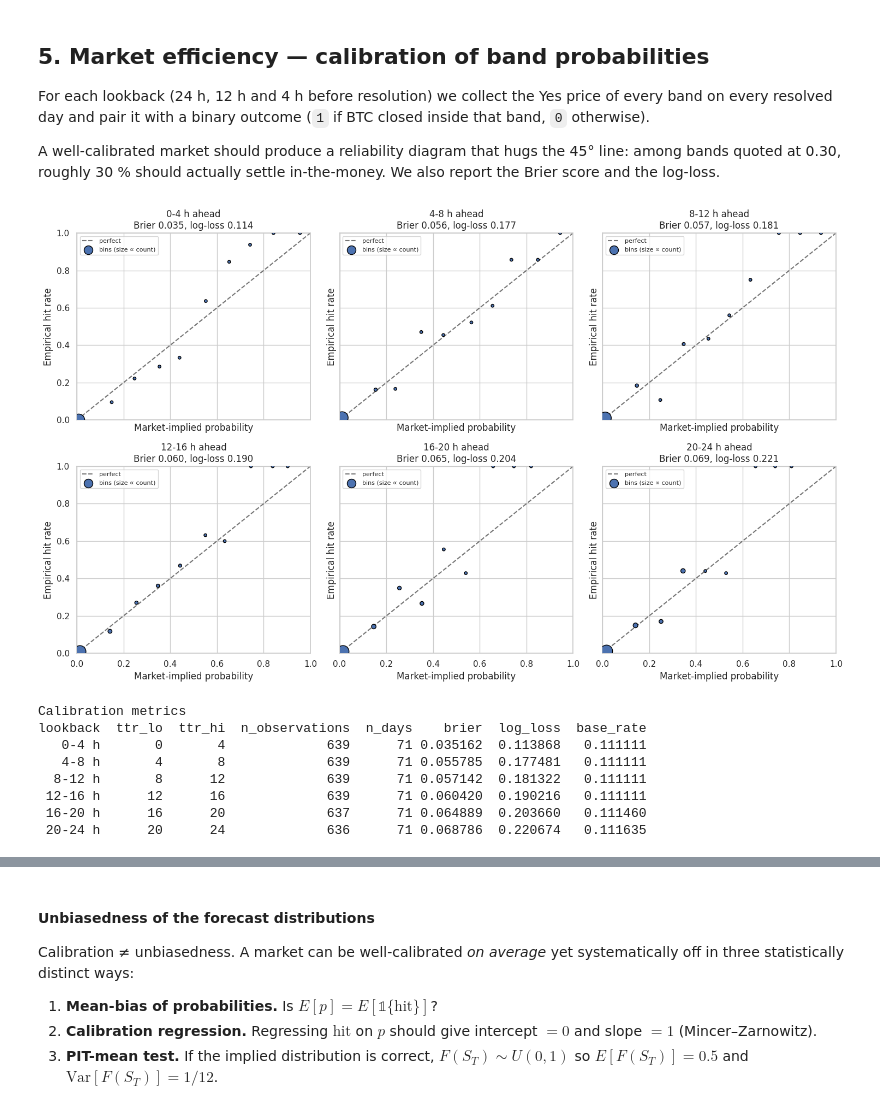
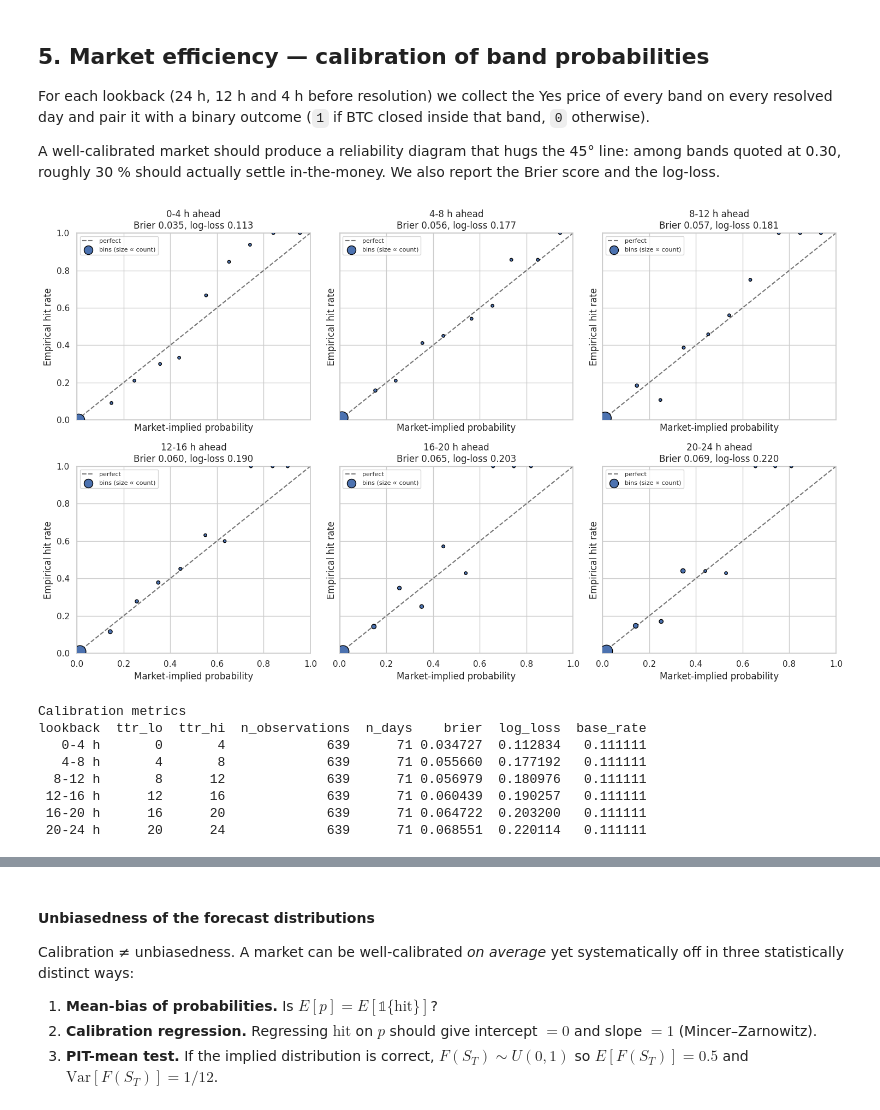
Before and after one commit to ochaff/FATED_polymarket, a Jupyter notebook: polymarket_analysis.ipynb, the cells around one changed output, grey strips where cells are left out. Saved outputs shown, nothing was run; the diff lists cells and outputs as text; code cells hidden in the pictures.

```diff
--- a/polymarket_analysis.ipynb
+++ b/polymarket_analysis.ipynb
@@ -35,7 +35,12 @@ sns.set_theme(style="whitegrid")
 # %% [markdown]
 ## 1. Load Data
 # %%
-prices = pd.read_parquet('data/prices.parquet')
+COMBINED_DIR = Path('01 Data Extraction/Data/BTC Reach Daily Combined')
+
+# prices_extended.parquet covers the full ~7-day market lifetime (vs 24 h in
+# prices.parquet). Trade data (trades.parquet) remains capped at 24 h before
+# resolution — the lookback justification is in section 2.b below.
+prices = pd.read_parquet('data/prices_extended.parquet')
 trades = pd.read_parquet('data/trades.parquet')
 summaries = pd.read_parquet('data/market_summary.parquet')
 # %% [markdown]
@@ -246,7 +360,10 @@ snap = (yes_15m.groupby(["target_date", "ttr_bin", "lower_price", "upper_price"]
 fit_records = []
 groups = snap.groupby(["target_date", "ttr_bin"])
 for (day, ttr_h), g in groups:
-    if ttr_h <= 0 or ttr_h > 30:
+    # Cap IV fit at 48 h: beyond that the 4-h-bin resolution yields the same
+    # information as the smile bucket analysis, while fitting every bin out to
+    # 168 h would require ~15 min of compute.
+    if ttr_h <= 0 or ttr_h > 48:
         continue
     if len(g) < 4 or g["price"].sum() < 0.5:
         continue
@@ -650,22 +785,9 @@ A well-calibrated market should produce a reliability diagram that hugs the 45°
 bands quoted at 0.30, roughly 30 % should actually settle in-the-money.  We also report the
 Brier score and the log-loss.
 # %%
-# Use six 4-hour buckets of time-to-resolution: [0,4), [4,8), ..., [20,24) hours.
-# For each (date, band) the Yes price is averaged across all minute snapshots
-# that fall inside the bucket.
-BUCKET_EDGES = [0, 4, 8, 12, 16, 20, 24]
-lookbacks = [(lo, hi, f"{lo}-{hi} h")
-             for lo, hi in zip(BUCKET_EDGES[:-1], BUCKET_EDGES[1:])]
-
-def snapshot_in_window(lo_h, hi_h):
-    """Average Yes price per (date, band) across all snapshots with ttr in [lo_h, hi_h)."""
-    ttr_h = yes_15m["minutes_to_resolution"] / 60.0
-    g = yes_15m[(ttr_h >= lo_h) & (ttr_h < hi_h)]
-    if g.empty:
-        return g.iloc[0:0].copy()
-    return (g.groupby(["target_date", "lower_price", "upper_price"], as_index=False)
-              .agg(price=("price", "mean"),
-                   n_minutes=("price", "size")))
+# Calibration is restricted to the last 24 h where trade data exists.
+# We use the same fine 4-h bins defined in section 2.b.
+lookbacks = lookbacks_fine
 
 def calibration_table(snap_df, n_bins=10):
     """Pair (date, band) with binary outcome and return reliability curve + metrics."""
@@ -687,42 +809,42 @@ def calibration_table(snap_df, n_bins=10):
     logloss = float(-np.mean(y*np.log(p) + (1-y)*np.log(1-p)))
     return df, rel, brier, logloss
 
 
 fig, axes = plt.subplots(2, 3, figsize=(15, 9), sharex=True, sharey=True)
 metrics = []
 for (lo, hi, label), ax in zip(lookbacks, axes.ravel()):
     snap_df = snapshot_in_window(lo, hi)
     df, rel, brier, logloss = calibration_table(snap_df)
     metrics.append({"lookback": label, "ttr_lo": lo, "ttr_hi": hi,
                     "n_observations": len(df),
                     "n_days": df["target_date"].nunique(),
                     "brier": brier, "log_loss": logloss,
                     "base_rate": df["hit"].mean()})
     ax.plot([0, 1], [0, 1], "k--", alpha=0.6, label="perfect")
     sizes = (rel["n"] / max(rel["n"].max(), 1) * 250).clip(lower=15)
     ax.scatter(rel["mean_pred"], rel["emp_freq"], s=sizes, color="C0",
                edgecolor="black", zorder=3, label="bins (size ∝ count)")
     ax.set_title(f"{label} ahead\nBrier {brier:.3f}, log-loss {logloss:.3f}")
     ax.set_xlabel("Market-implied probability")
     ax.set_ylabel("Empirical hit rate")
     ax.set_xlim(0, 1); ax.set_ylim(0, 1)
     ax.legend(loc="upper left", fontsize=8)
 plt.tight_layout()
 plt.show()
 
 metrics_df = pd.DataFrame(metrics)
 print("\nCalibration metrics")
 print(metrics_df.to_string(index=False))
 # %% [output]
-[figure, old version]
+[figure, new version]
 Calibration metrics
 lookback  ttr_lo  ttr_hi  n_observations  n_days    brier  log_loss  base_rate
-   0-4 h       0       4             639      71 0.035162  0.113868   0.111111
-   4-8 h       4       8             639      71 0.055785  0.177481   0.111111
-  8-12 h       8      12             639      71 0.057142  0.181322   0.111111
- 12-16 h      12      16             639      71 0.060420  0.190216   0.111111
- 16-20 h      16      20             637      71 0.064889  0.203660   0.111460
- 20-24 h      20      24             636      71 0.068786  0.220674   0.111635
+   0-4 h       0       4             639      71 0.034727  0.112834   0.111111
+   4-8 h       4       8             639      71 0.055660  0.177192   0.111111
+  8-12 h       8      12             639      71 0.056979  0.180976   0.111111
+ 12-16 h      12      16             639      71 0.060439  0.190257   0.111111
+ 16-20 h      16      20             639      71 0.064722  0.203200   0.111111
+ 20-24 h      20      24             639      71 0.068551  0.220114   0.111111
 # %%
 # Distribution-level calibration: randomized PIT in each 4-h ttr bucket.
 # Because the implied distribution is discrete (9 bands), the classical PIT is
```
Also changed, not shown: parts of 14 cells of this notebook, 2 other files.
